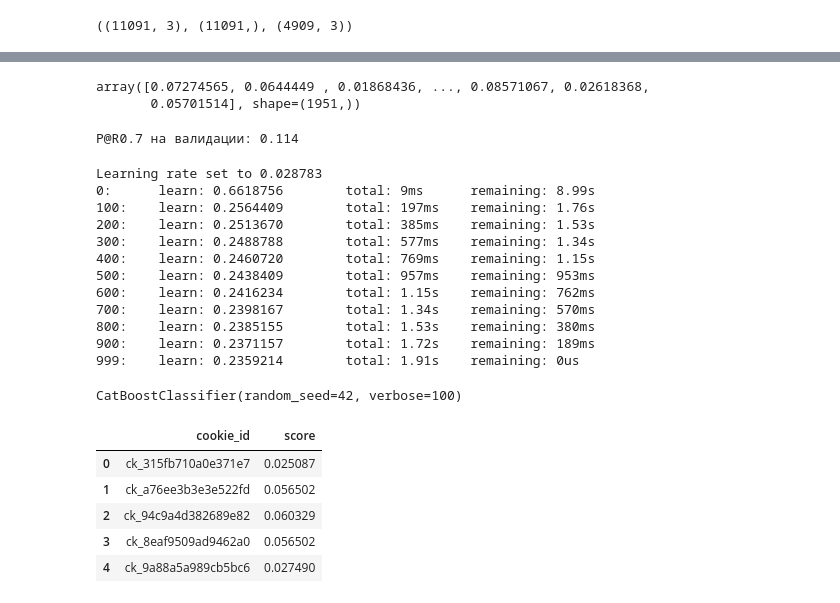
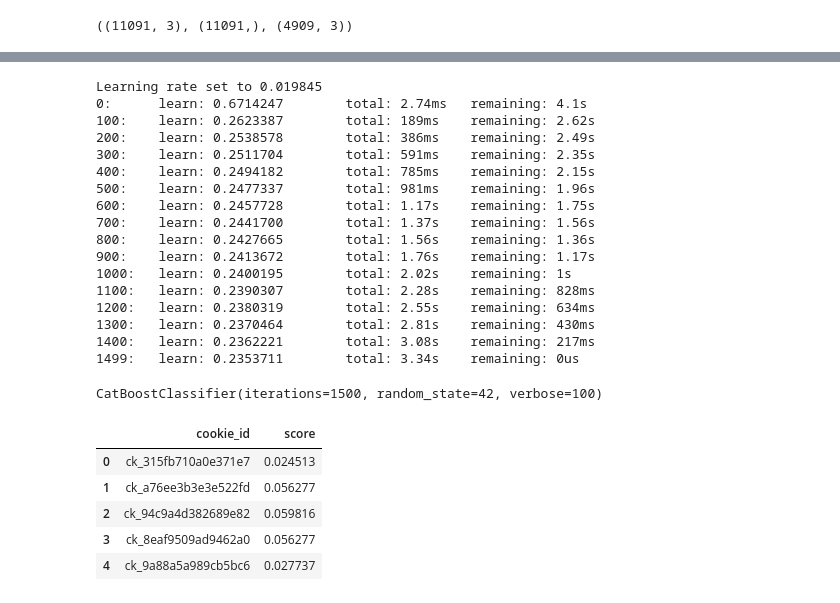
Before and after one commit to FedorProgrammer/ds-bootcamp-contest, a Jupyter notebook: cookies-bot-detector.ipynb, the cells around one changed output, grey strips where cells are left out. Cells and saved outputs as stored; diff of their text form; code cells hidden in the pictures.

```diff
--- a/cookies-bot-detector.ipynb
+++ b/cookies-bot-detector.ipynb
@@ -83,7 +83,9 @@ from metric import precision_at_recall
 Задаем основные параметры обучения
 # %%
 SEED = 42
-BATCH_SIZE = 16
+
+N_SPLITS = 4
+ITERATIONS = 1500
 # %% [markdown]
 ### Воспроизводимость
 Делаем обучение воспроизводимым -- фиксируем сиды.
@@ -388,6 +435,8 @@ X_train = build_baseline_features(events_tr, train)
 X_test = build_baseline_features(events_te, test)
 y_train = train['target'].values
 
+features_bl = ['n_events', 'n_unique_items']
+
 X_train.shape, y_train.shape, X_test.shape
 # %% [output]
 ((11091, 3), (11091,), (4909, 3))
@@ -419,43 +470,44 @@ CatBoostClassifier(random_seed=42, verbose=100)
-# %%
-p_val = cb_model.predict_proba(X_train.loc[in_val, cols])[:, 1]
-p_val
-# %% [output]
-array([0.07274565, 0.0644449 , 0.01868436, ..., 0.08571067, 0.02618368,
-       0.05701514], shape=(1951,))
-# %%
-print('P@R0.7 на валидации:', round(precision_at_recall(y_train[in_val], p_val), 4))
-# %% [output]
-P@R0.7 на валидации: 0.114
 # %%
-cb_model.fit(X_train[cols], y_train)
+model_cb = cb.CatBoostClassifier(
+    random_state=SEED,
+    iterations=ITERATIONS,
+    verbose=100
+)
+
+model_cb.fit(X_train[features_bl], y_train)
 # %% [output]
-Learning rate set to 0.028783
-0:      learn: 0.6618756        total: 9ms      remaining: 8.99s
-100:    learn: 0.2564409        total: 197ms    remaining: 1.76s
-200:    learn: 0.2513670        total: 385ms    remaining: 1.53s
-300:    learn: 0.2488788        total: 577ms    remaining: 1.34s
-400:    learn: 0.2460720        total: 769ms    remaining: 1.15s
-500:    learn: 0.2438409        total: 957ms    remaining: 953ms
-600:    learn: 0.2416234        total: 1.15s    remaining: 762ms
-700:    learn: 0.2398167        total: 1.34s    remaining: 570ms
-800:    learn: 0.2385155        total: 1.53s    remaining: 380ms
-900:    learn: 0.2371157        total: 1.72s    remaining: 189ms
-999:    learn: 0.2359214        total: 1.91s    remaining: 0us
+Learning rate set to 0.019845
+0:      learn: 0.6714247        total: 2.74ms   remaining: 4.1s
+100:    learn: 0.2623387        total: 189ms    remaining: 2.62s
+200:    learn: 0.2538578        total: 386ms    remaining: 2.49s
+300:    learn: 0.2511704        total: 591ms    remaining: 2.35s
+400:    learn: 0.2494182        total: 785ms    remaining: 2.15s
+500:    learn: 0.2477337        total: 981ms    remaining: 1.96s
+600:    learn: 0.2457728        total: 1.17s    remaining: 1.75s
+700:    learn: 0.2441700        total: 1.37s    remaining: 1.56s
+800:    learn: 0.2427665        total: 1.56s    remaining: 1.36s
+900:    learn: 0.2413672        total: 1.76s    remaining: 1.17s
+1000:   learn: 0.2400195        total: 2.02s    remaining: 1s
+1100:   learn: 0.2390307        total: 2.28s    remaining: 828ms
+1200:   learn: 0.2380319        total: 2.55s    remaining: 634ms
+1300:   learn: 0.2370464        total: 2.81s    remaining: 430ms
+1400:   learn: 0.2362221        total: 3.08s    remaining: 217ms
+1499:   learn: 0.2353711        total: 3.34s    remaining: 0us
-CatBoostClassifier(random_seed=42, verbose=100)
+CatBoostClassifier(iterations=1500, random_state=42, verbose=100)
 # %%
 sub = pd.DataFrame({
     'cookie_id': X_test['cookie_id'],
-    'score': cb_model.predict_proba(X_test[cols])[:, 1],
+    'score': model_cb.predict_proba(X_test[features_bl])[:, 1],
 })
 
 assert len(sub) == len(test) and sub['score'].between(0, 1).all()
 
 sub.to_csv('submission.csv', index=False)
 sub.head()
 # %% [output]
 |  | cookie_id | score |
-| 0 | ck_315fb710a0e371e7 | 0.025087 |
-| 1 | ck_a76ee3b3e3e522fd | 0.056502 |
-| 2 | ck_94c9a4d382689e82 | 0.060329 |
-| 3 | ck_8eaf9509ad9462a0 | 0.056502 |
-| 4 | ck_9a88a5a989cb5bc6 | 0.027490 |
+| 0 | ck_315fb710a0e371e7 | 0.024513 |
+| 1 | ck_a76ee3b3e3e522fd | 0.056277 |
+| 2 | ck_94c9a4d382689e82 | 0.059816 |
+| 3 | ck_8eaf9509ad9462a0 | 0.056277 |
+| 4 | ck_9a88a5a989cb5bc6 | 0.027737 |
```
Also changed, not shown: parts of 6 cells of this notebook.
